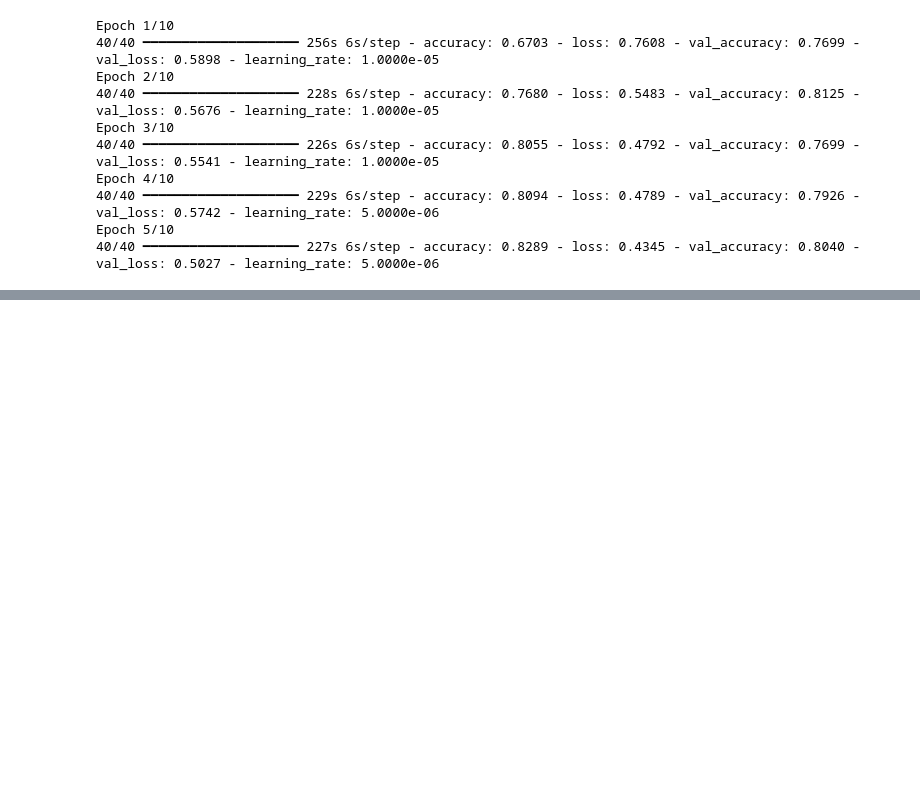
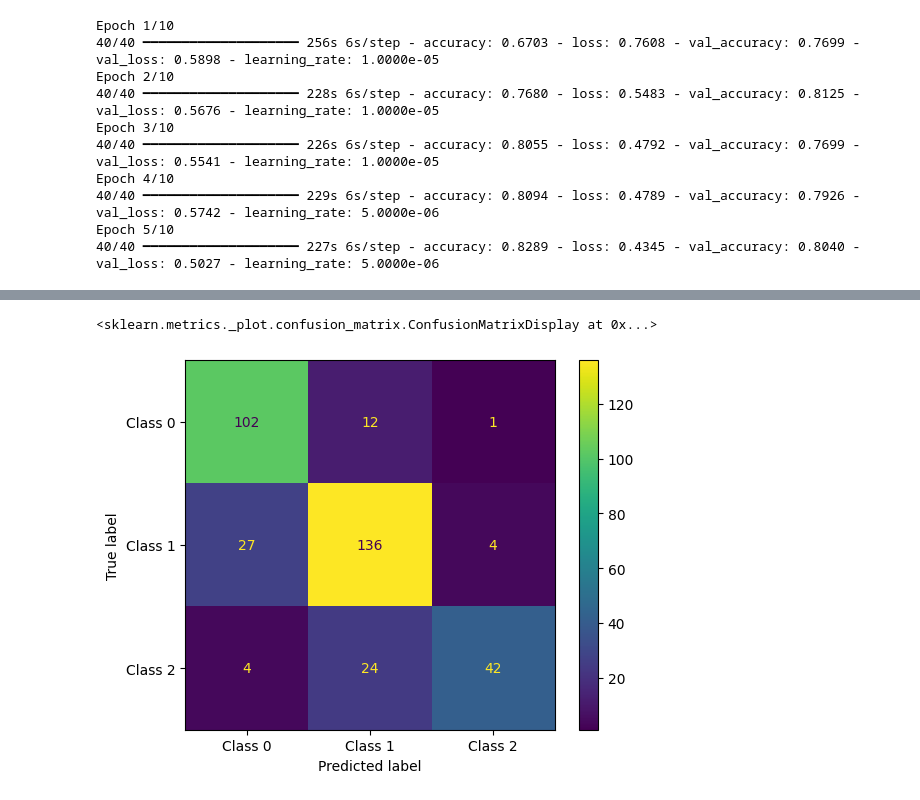
Before and after one commit to ksandeleon/automated-thermal-burn-severity-classifyer, a Jupyter notebook: hybrid-resnet-transformer-sequential.ipynb, the cells around one changed output, grey strips where cells are left out. Cells and saved outputs as stored; diff of their text form; code cells hidden in the pictures; blank space fills up the shorter version.

```diff
--- a/hybrid-resnet-transformer-sequential.ipynb
+++ b/hybrid-resnet-transformer-sequential.ipynb
@@ -310,0 +323,37 @@ Epoch 3/10
+# %%
+# evaluate the fine-tuned model
+# initialize metrics
+pre = Precision()
+re = Recall()
+acc = Accuracy()
+
+# evaluate the model on the test set
+for batch in test.as_numpy_iterator():
+    X, y = batch  # unpack the batch
+    yhat = model.predict(X)  # get predictions (probabilities)
+    yhat_classes = np.argmax(yhat, axis=1)  # convert to class indices
+
+    # update metrics
+    pre.update_state(y, yhat_classes)
+    re.update_state(y, yhat_classes)
+    acc.update_state(y, yhat_classes)
+
+# print results
+print(f"Precision: {pre.result().numpy():.4f}")
+print(f"Recall: {re.result().numpy():.4f}")
+print(f"Accuracy: {acc.result().numpy():.4f}")
+
+#Debug Learning Progress
+#Plot the confusion matrix for the validation set to identify misclassified classes
+from sklearn.metrics import confusion_matrix, ConfusionMatrixDisplay
+
+y_true, y_pred = [], []
+for images, labels in val:
+    preds = model.predict(images)
+    y_true.extend(labels.numpy())
+    y_pred.extend(np.argmax(preds, axis=1))
+
+cm = confusion_matrix(y_true, y_pred)
+disp = ConfusionMatrixDisplay(confusion_matrix=cm, display_labels=['Class 0', 'Class 1', 'Class 2'])
+disp.plot()
+# %% [output]
@@ -310,0 +377,2 @@ Epoch 3/10
+<sklearn.metrics._plot.confusion_matrix.ConfusionMatrixDisplay at 0x...>
+[figure, added]
```
Also changed, not shown: parts of 5 cells of this notebook.
